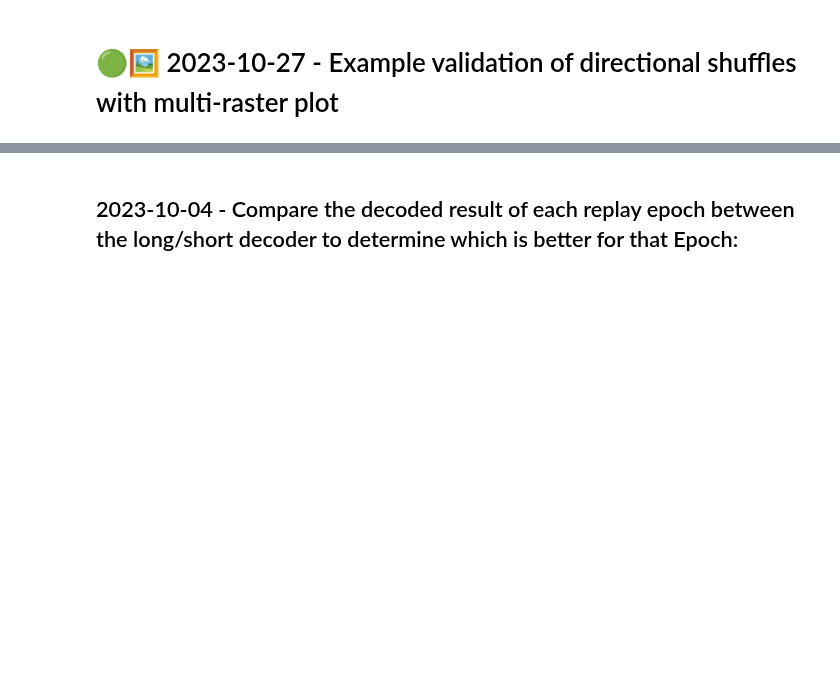
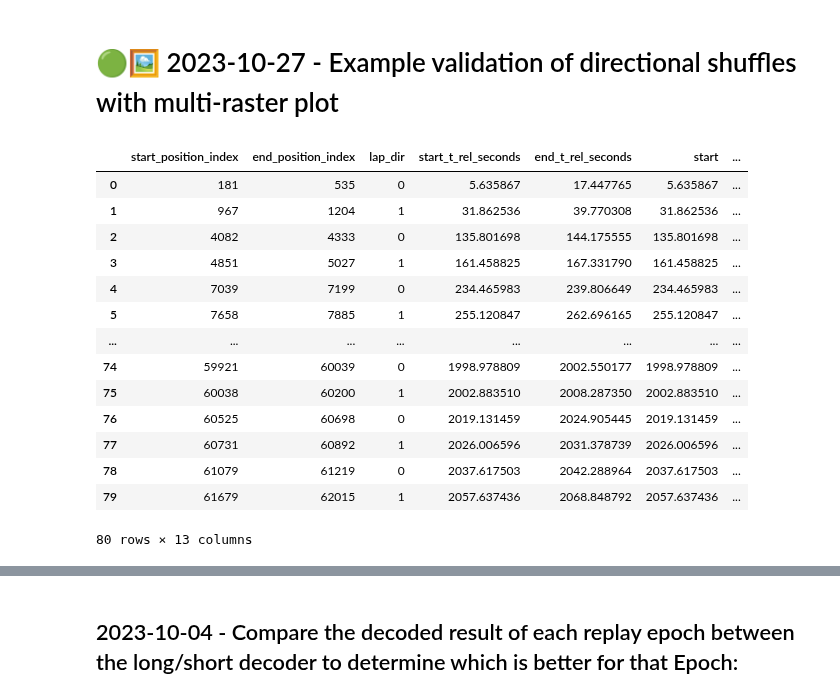
Before and after one commit to CommanderPho/Spike3D, a Jupyter notebook: ReviewOfWork_2022 - 2023-10-30.ipynb, the cells around one changed output, grey strips where cells are left out. Cells and saved outputs as stored; diff of their text form; code cells hidden in the pictures; blank space fills up the shorter version.

```diff
--- a/ReviewOfWork_2022 - 2023-10-30.ipynb
+++ b/ReviewOfWork_2022 - 2023-10-30.ipynb
@@ -1130,12 +1214,67 @@ fig.show()
 # %% [markdown]
 # 🟢🖼️ 2023-10-27 - Example validation of directional shuffles with multi-raster plot
 # %%
-from neuropy.utils.indexing_helpers import find_desired_sort_indicies # used in `determine_long_short_pf1D_indicies_sort_by_peak`
+from pyphoplacecellanalysis.General.Mixins.DataSeriesColorHelpers import DataSeriesColorHelpers
+
+# depends on: global_laps, global_pf1D
+
+## Pre-process:
 
 ## Get our data from track_templates (TrackTemplates)
-track_templates.shared_aclus_only_neuron_IDs
+# track_templates.shared_aclus_only_neuron_IDs
 
+active_epochs = deepcopy(global_laps) # active_spikes_df.spikes.rebuild_fragile_linear_neuron_IDXs().trimmed_to_non_overlapping()
+spikes_df = deepcopy(global_pf1D.spikes_df)
+# active_spikes_df = deepcopy(curr_active_pipeline.sess.spikes_df)
+## spikes_df: get the spikes to plot
+# Get only the spikes for the shared_aclus:
+spikes_df = spikes_df.spikes.sliced_by_neuron_id(track_templates.shared_aclus_only_neuron_IDs)
+spikes_df, neuron_id_to_new_IDX_map = spikes_df.spikes.rebuild_fragile_linear_neuron_IDXs()
+## Get the different sorts for all four templates:
+sorted_aclu_list = [track_templates.shared_aclus_only_neuron_IDs[a_sort-1] for a_sort in track_templates.decoder_pf_peak_ranks_list] # not used really
+# desired_sort_indicies_list = [find_desired_sort_indicies(track_templates.shared_aclus_only_neuron_IDs, a_sorted_aclus)[0] for a_sorted_aclus in sorted_aclu_list] # not needed, can just subtract one
+desired_sort_indicies_list = [(a_sort-1) for a_sort in track_templates.decoder_pf_peak_ranks_list]
+even_long, odd_long, even_short, odd_short,  = desired_sort_indicies_list
 
-active_epochs = deepcopy(global_laps).trimmed_to_non_overlapping()
-active_spikes_df = deepcopy(global_pf1D.spikes_df)
-# active_spikes_df = deepcopy(curr_active_pipeline.sess.spikes_df)
+## Raster Plotting
+# There will be four templates, one for each run direction x each maze configuration
+
+# filter_epoch_spikes_df_L.spikes.rebuild_fragile_linear_neuron_IDXs()
+# filter_epoch_spikes_df_S.spikes.rebuild_fragile_linear_neuron_IDXs()
+
+n_neurons = len(track_templates.shared_aclus_only_neuron_IDs)
+neuron_qcolors_list, neuron_colors_ndarray = DataSeriesColorHelpers.build_cell_colors(n_neurons, colormap_name='PAL-relaxed_bright', colormap_source=None)
+unit_colors_list = neuron_colors_ndarray.copy()
+unit_colors_list
+
+# Set the symbol properties
+# symbol = pg.mkPen('w', width=1)  # Pen for the lines
+size = 5.0  # Fixed x-width
+symbol_brush = None  # No brush for the symbol (transparent fill)
+
+# override_scatter_plot_kwargs = dict(pxMode=False, symbol='|', size=size, pen={'color': 'w', 'width': 1.0}) # , brush=symbol_brush
+# override_scatter_plot_kwargs = dict(pxMode=False, symbol='arrow_up', size=1.0, pen={'color': 'w', 'width': 1.0}, hoverable=True) #
+override_scatter_plot_kwargs = dict(pxMode=True, size=size, pen={'color': 'w', 'width': 1.0}) # , symbol='arrow_up,
+# override_scatter_plot_kwargs = None
+
+## Get all laps, which is what will be used in the sanity check:
+# type(active_epochs)
+
+active_epochs_df = active_epochs.to_dataframe()
+active_epochs_df
+# %% [output]
+|  | start_position_index | end_position_index | lap_dir | start_t_rel_seconds | end_t_rel_seconds | start | ... |
+| 0 | 181 | 535 | 0 | 5.635867 | 17.447765 | 5.635867 | ... |
+| 1 | 967 | 1204 | 1 | 31.862536 | 39.770308 | 31.862536 | ... |
+| 2 | 4082 | 4333 | 0 | 135.801698 | 144.175555 | 135.801698 | ... |
+| 3 | 4851 | 5027 | 1 | 161.458825 | 167.331790 | 161.458825 | ... |
+| 4 | 7039 | 7199 | 0 | 234.465983 | 239.806649 | 234.465983 | ... |
+| 5 | 7658 | 7885 | 1 | 255.120847 | 262.696165 | 255.120847 | ... |
+| ... | ... | ... | ... | ... | ... | ... | ... |
+| 74 | 59921 | 60039 | 0 | 1998.978809 | 2002.550177 | 1998.978809 | ... |
+| 75 | 60038 | 60200 | 1 | 2002.883510 | 2008.287350 | 2002.883510 | ... |
+| 76 | 60525 | 60698 | 0 | 2019.131459 | 2024.905445 | 2019.131459 | ... |
+| 77 | 60731 | 60892 | 1 | 2026.006596 | 2031.378739 | 2026.006596 | ... |
+| 78 | 61079 | 61219 | 0 | 2037.617503 | 2042.288964 | 2037.617503 | ... |
+| 79 | 61679 | 62015 | 1 | 2057.637436 | 2068.848792 | 2057.637436 | ... |
+80 rows × 13 columns
```
Also changed, not shown: parts of 15 cells of this notebook, 1 other file.
